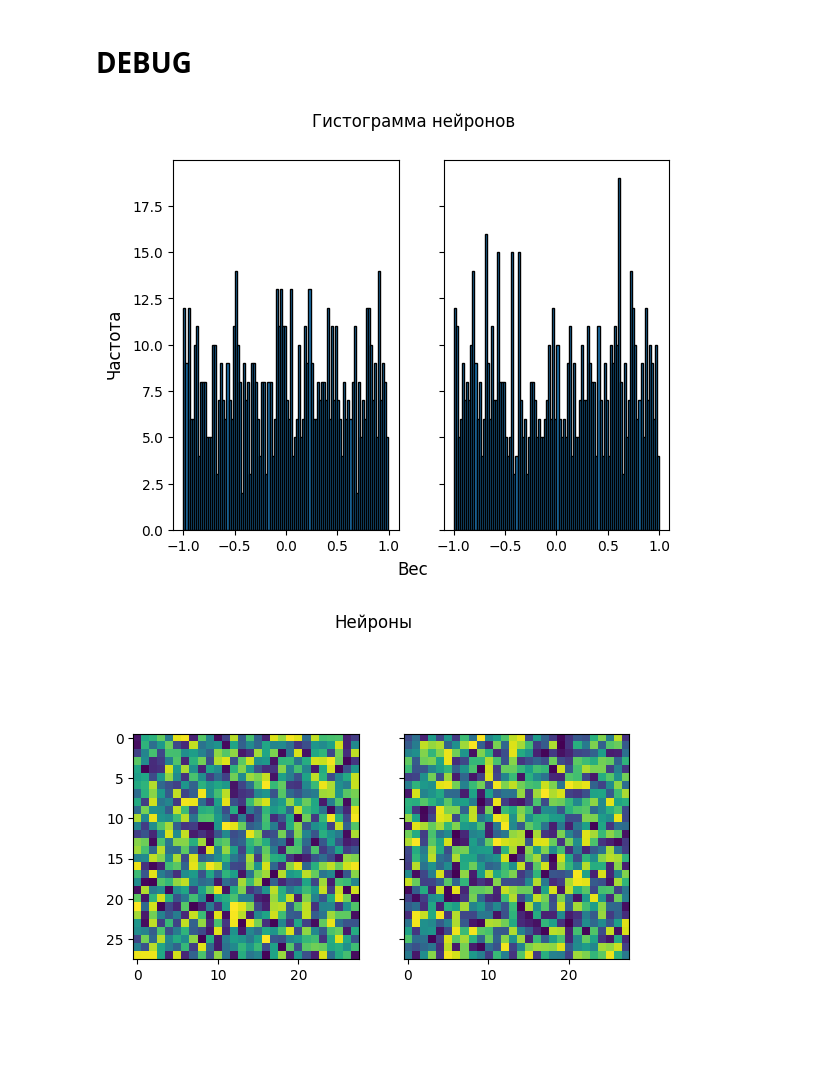
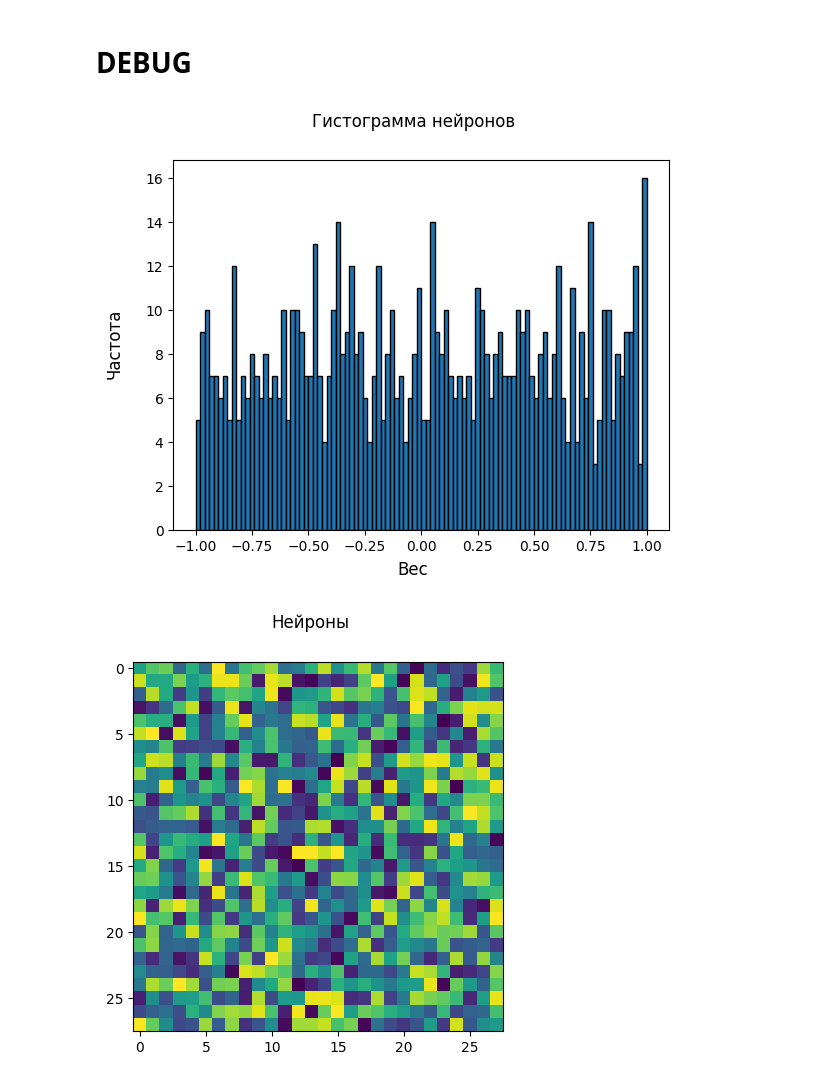
Before and after one commit to AndreyE/micrograd, a Jupyter notebook: mnist.ipynb, the cells around one changed output. Saved outputs shown, nothing was run; the diff lists cells and outputs as text; code cells hidden in the pictures; blank space fills up the shorter version.

```diff
--- a/mnist.ipynb
+++ b/mnist.ipynb
@@ -156,10 +167,10 @@ def arr2vals(array, name=''):
 def batch2vals(batch):
     return tuple(map(arr2vals, batch))
 # %%
-def calc_accuracy(scores, ground_truths, oh_decoder):
+def calc_accuracy(scores, targets, oh_decoder):
     matches = 0
-    for score, ground_truths in zip(scores, ground_truths):
-        matches += oh_decoder(score) == oh_decoder(ground_truths)
+    for score, target in zip(scores, targets):
+        matches += oh_decoder(score) == oh_decoder(target)
     return matches / len(scores)
 
 
@@ -231,18 +242,24 @@ def one_neuron_histo(neuron, bins=100):
     plt.show()
 
 
-def draw_all_neurons(layer):
-    fig, axes = plt.subplots(1, len(layer.neurons), sharey=True)
-    for neuron, axe in zip(layer.neurons, axes):
+def draw_all_neurons(neurons):
+    fig, axes = plt.subplots(1, len(neurons), sharey=True)
+    if len(neurons) == 1:
+        axes = [axes]
+
+    for neuron, axe in zip(neurons, axes):
         array = np.array([p.data for p in neuron.parameters()][:-1])
         array = array.reshape([-1, array.shape[0]])
         axe.imshow(array.reshape([28, 28]))
     fig.suptitle("Нейроны")
 
 
-def all_neurons_histo(layer, bins=100):
-    fig, axes = plt.subplots(1, len(layer.neurons), sharey=True)
-    for neuron, axe in zip(layer.neurons, axes):
+def all_neurons_histo(neurons, bins=100):
+    fig, axes = plt.subplots(1, len(neurons), sharey=True)
+    if len(neurons) == 1:
+        axes = [axes]
+
+    for neuron, axe in zip(neurons, axes):
         array = np.array([p.data for p in neuron.parameters()])
         axe.hist(array, bins=bins, edgecolor='black')
 
@@ -325,46 +342,37 @@ step 0: loss 10.0, accuracy 100.0%
 # %% [markdown]
 # DEBUG
 # %%
-classes = [0, 1]
+classes = [1, 2]
 
-x, y = select_batch(X_train, Y_train, classes, 10, void_ratio=0)
+x, y = select_batch(X_train, Y_train, classes, 2, void_ratio=0)
 oh_encoder, oh_decoder = oh_encode(classes)
 y_oh = oh_encoder(y)
 
 model = MLP(
     784,
     [
+        (1, 'xspace'),
         (len(classes), 'xspace')
     ],
     lr=1.0,
     # init=lambda: -1.0
 )
 
 def loss():
     input = arr2vals(x, 'input')
     scores = feed_forward(model, input)
     targets = arr2vals(y_oh, 'target')
 
     total_loss = calc_loss(scores, targets)
     acc = calc_accuracy(scores, targets, oh_decoder)
     return total_loss, acc * 100
 
-def neuron_histo(neuron, bins=100):
-    array = np.array([p.data for p in neuron.parameters()])
-    plt.hist(array, bins=bins, edgecolor='black')
-
-    plt.title('Гистограмма нейрона')
-    plt.xlabel('Вес')
-    plt.ylabel('Частота')
-
-    plt.show()
-
-LAYER = model.layers[0]
-all_neurons_histo(LAYER)
-draw_all_neurons(LAYER)
+NEURONS = model.layers[0].neurons
+all_neurons_histo(NEURONS)
+draw_all_neurons(NEURONS)
 # %% [output]
-[figure, old version]
+[figure, new version]
-[figure, old version]
+[figure, new version]
 # %%
 total_loss = None
 
```
Also changed, not shown: parts of 5 cells of this notebook.
